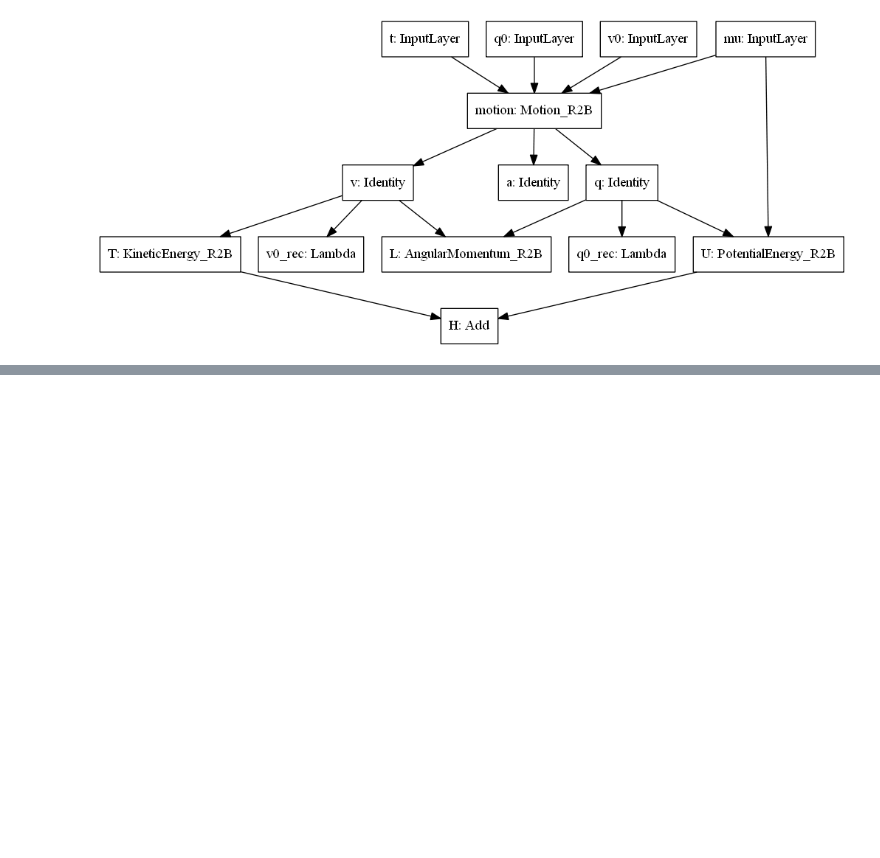
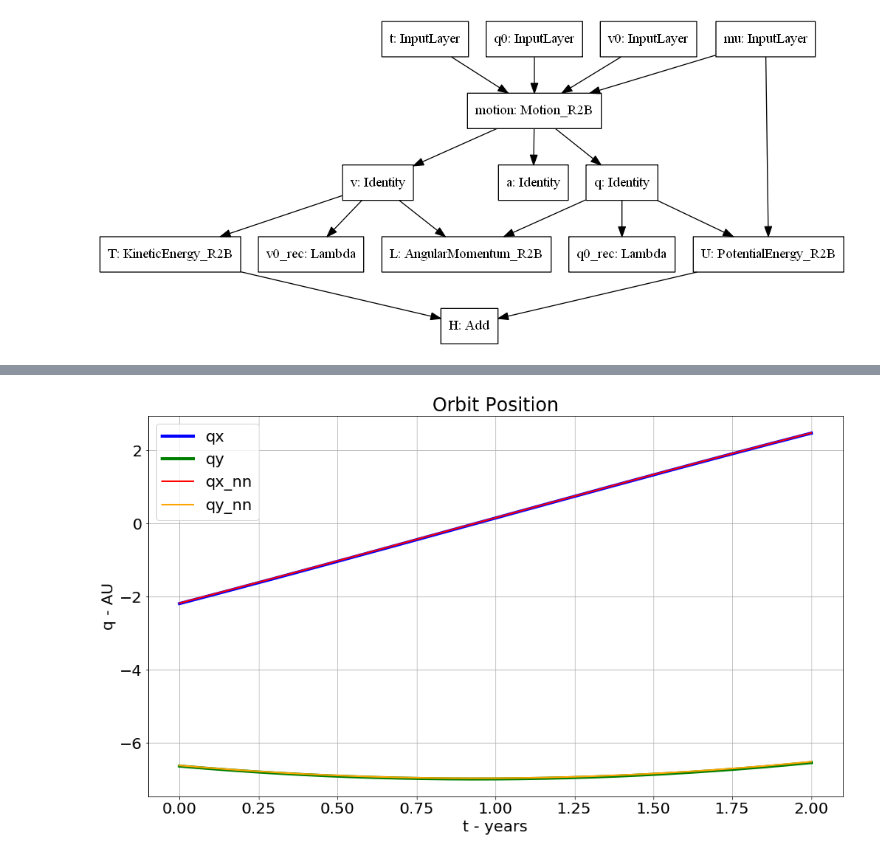
Before and after one commit to memanuel/IACS-n-body, a Jupyter notebook: src/two-body-restricted.ipynb, the cells around one changed output, grey strips where cells are left out. Cells and saved outputs as stored; diff of their text form; code cells hidden in the pictures; blank space fills up the shorter version.

Commit message:
added plotting function

```diff
--- a/src/two-body-restricted.ipynb
+++ b/src/two-body-restricted.ipynb
@@ -479,7 +472,7 @@ model_nn.evaluate(ds_solar_val)
  1.0]
 # %%
 # Set up training
-epochs = 100
+epochs = 40
 save_freq = 'epoch'
 # %%
 hist = compile_and_fit(model=model_nn,
@@ -504,0 +562,4 @@ H
+# %%
+fig, ax = plot_orbit_nn_q(model_nn, ds, 5)
+# %% [output]
+[figure, added]
```
Also changed, not shown: parts of 10 cells of this notebook, 1 other file.
